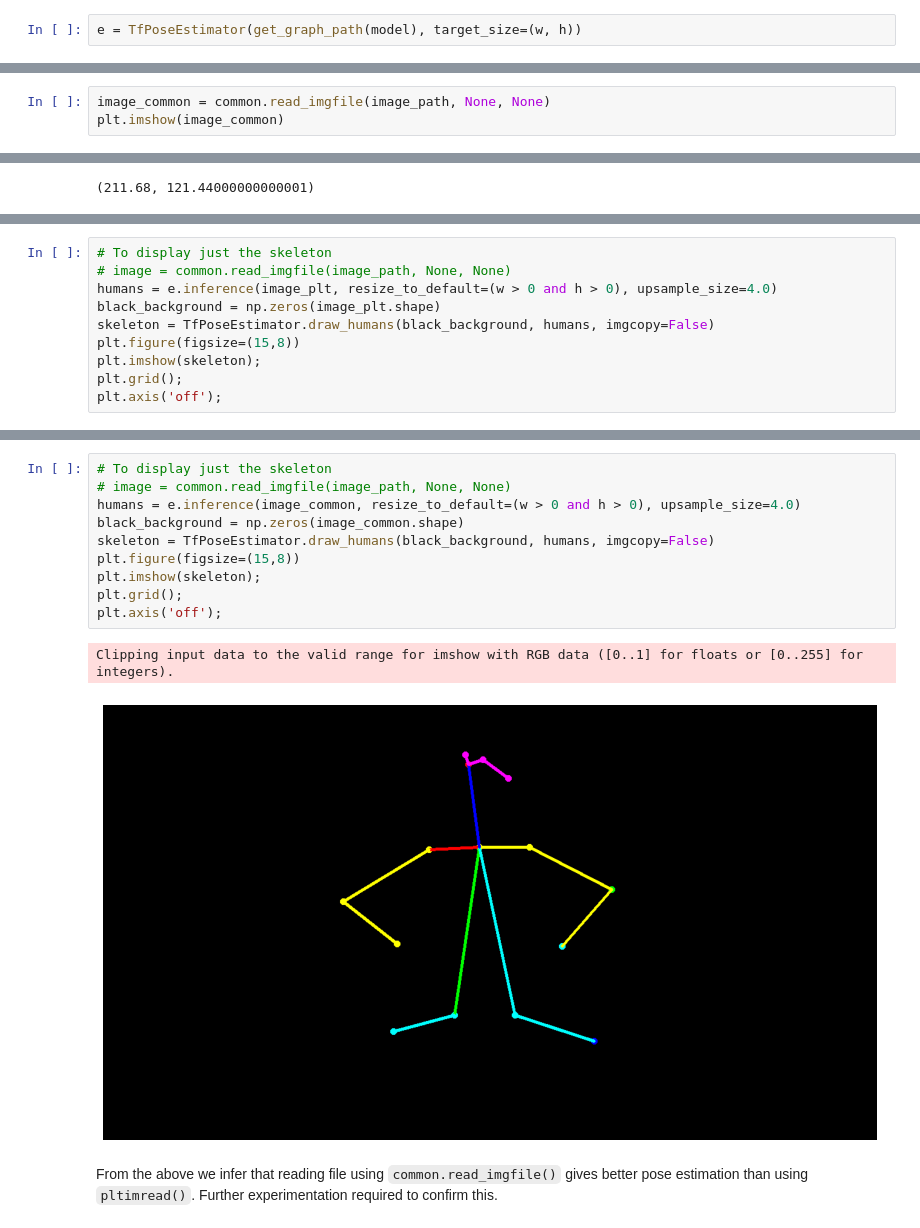
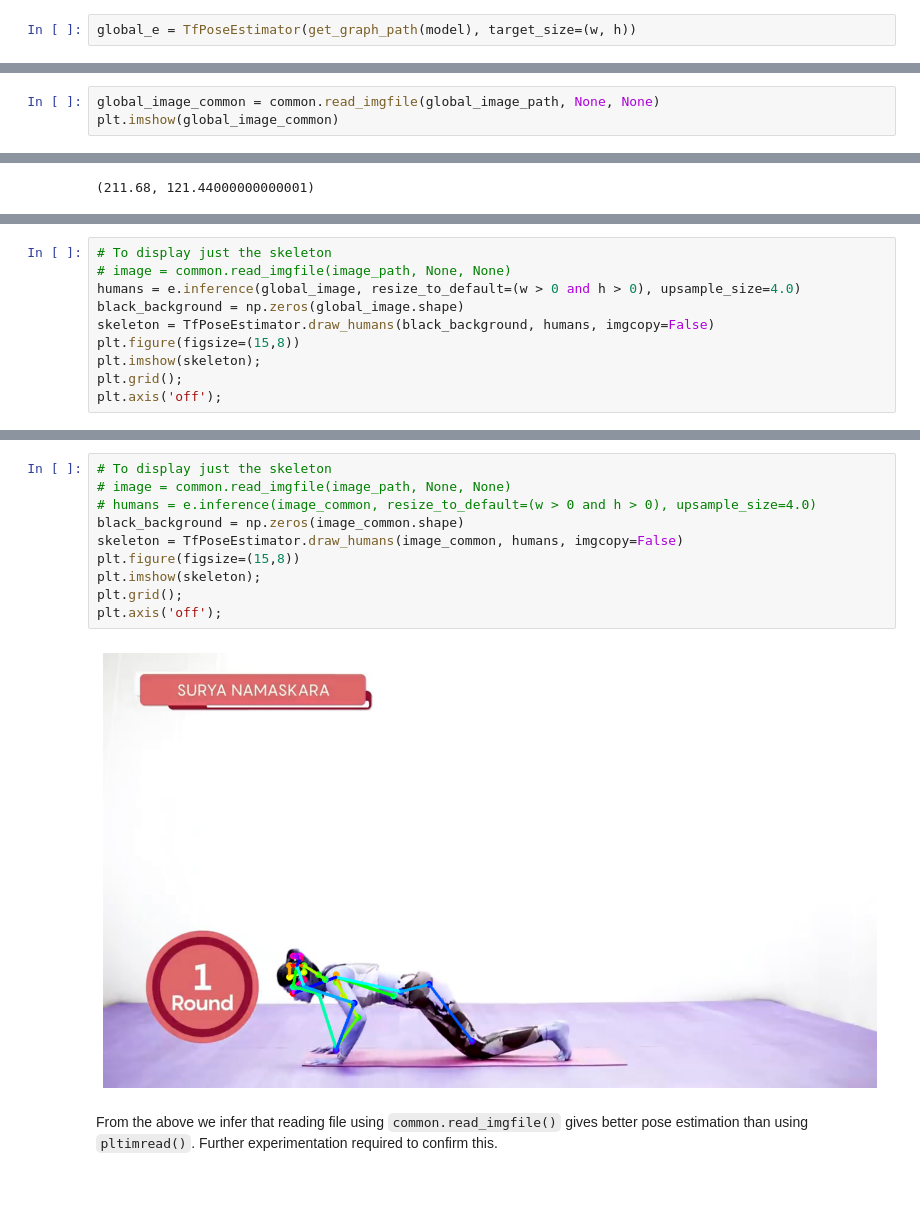
Before and after one commit to Shubhranshu-Malhotra/Yoga-Pose-Comparison, a Jupyter notebook: Yoga_Supervisor_pilot_project.ipynb, the cells around one changed output, grey strips where cells are left out. Saved outputs shown, nothing was run; the diff lists cells and outputs as text; blank space fills up the shorter version.

```diff
--- a/Yoga_Supervisor_pilot_project.ipynb
+++ b/Yoga_Supervisor_pilot_project.ipynb
@@ -130,4 +140,4 @@ model='mobilenet_thin'
 resize='432x368'
 w, h = model_wh(resize)
 # %%
-e = TfPoseEstimator(get_graph_path(model), target_size=(w, h))
+global_e = TfPoseEstimator(get_graph_path(model), target_size=(w, h))
@@ -144,7 +173,7 @@ image_plt.shape
 # %% [output]
 (720, 1280, 3)
 # %%
-image_common = common.read_imgfile(image_path, None, None)
-plt.imshow(image_common)
+global_image_common = common.read_imgfile(global_image_path, None, None)
+plt.imshow(global_image_common)
 # %% [output]
 <matplotlib.image.AxesImage at 0x...>
@@ -236,8 +274,8 @@ plt.imshow(image)
 # %%
 # To display just the skeleton
 # image = common.read_imgfile(image_path, None, None)
-humans = e.inference(image_plt, resize_to_default=(w > 0 and h > 0), upsample_size=4.0)
-black_background = np.zeros(image_plt.shape)
+humans = e.inference(global_image, resize_to_default=(w > 0 and h > 0), upsample_size=4.0)
+black_background = np.zeros(global_image.shape)
 skeleton = TfPoseEstimator.draw_humans(black_background, humans, imgcopy=False)
 plt.figure(figsize=(15,8))
 plt.imshow(skeleton);
@@ -249,16 +287,15 @@ Clipping input data to the valid range for imshow with RGB data ([0..1] for floa
 # %%
 # To display just the skeleton
 # image = common.read_imgfile(image_path, None, None)
-humans = e.inference(image_common, resize_to_default=(w > 0 and h > 0), upsample_size=4.0)
+# humans = e.inference(image_common, resize_to_default=(w > 0 and h > 0), upsample_size=4.0)
 black_background = np.zeros(image_common.shape)
-skeleton = TfPoseEstimator.draw_humans(black_background, humans, imgcopy=False)
+skeleton = TfPoseEstimator.draw_humans(image_common, humans, imgcopy=False)
 plt.figure(figsize=(15,8))
 plt.imshow(skeleton);
 plt.grid();
 plt.axis('off');
 # %% [output]
-Clipping input data to the valid range for imshow with RGB data ([0..1] for floats or [0..255] for integers).
-[figure, old version]
+[figure, new version]
 # %% [markdown]
 From the above we infer that reading file using `common.read_imgfile()` gives better pose estimation than using `pltimread()`. Further experimentation required to confirm this.
 # %% [markdown]
```
Also changed, not shown: parts of 24 cells of this notebook.
